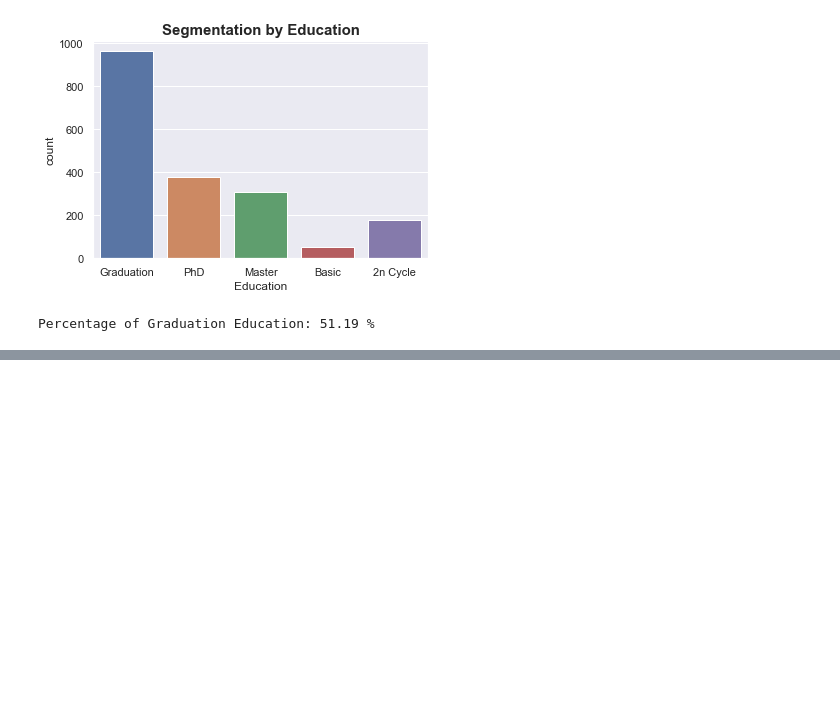
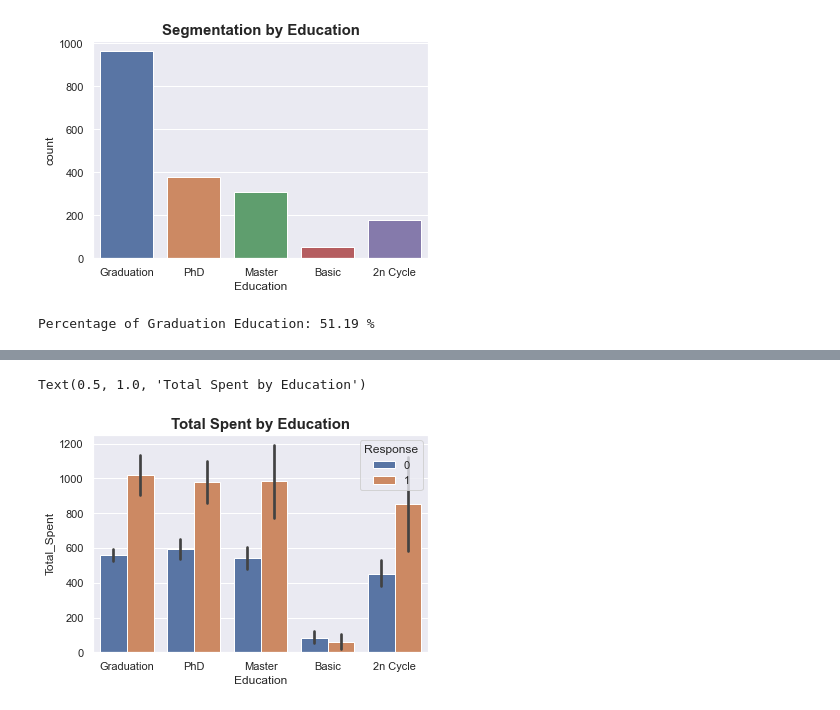
Before and after one commit to Gabrieleas10/ifood-data-business-analyst-test, a Jupyter notebook: data_analyst.ipynb, the cells around one changed output, grey strips where cells are left out. Saved outputs shown, nothing was run; the diff lists cells and outputs as text; code cells hidden in the pictures; blank space fills up the shorter version.

```diff
--- a/data_analyst.ipynb
+++ b/data_analyst.ipynb
@@ -462,0 +472,7 @@ Percentage of Graduation Education: 51.19 %
+# %%
+ax = sns.barplot(data = df, x = 'Education' , y='Total_Spent',
+estimator=mean , hue = 'Response')
+ax.set_title('Total Spent by Education' , size =15 , weight = 'bold')
+# %% [output]
+Text(0.5, 1.0, 'Total Spent by Education')
+[figure, added]
```
Also changed, not shown: parts of 6 cells of this notebook.
